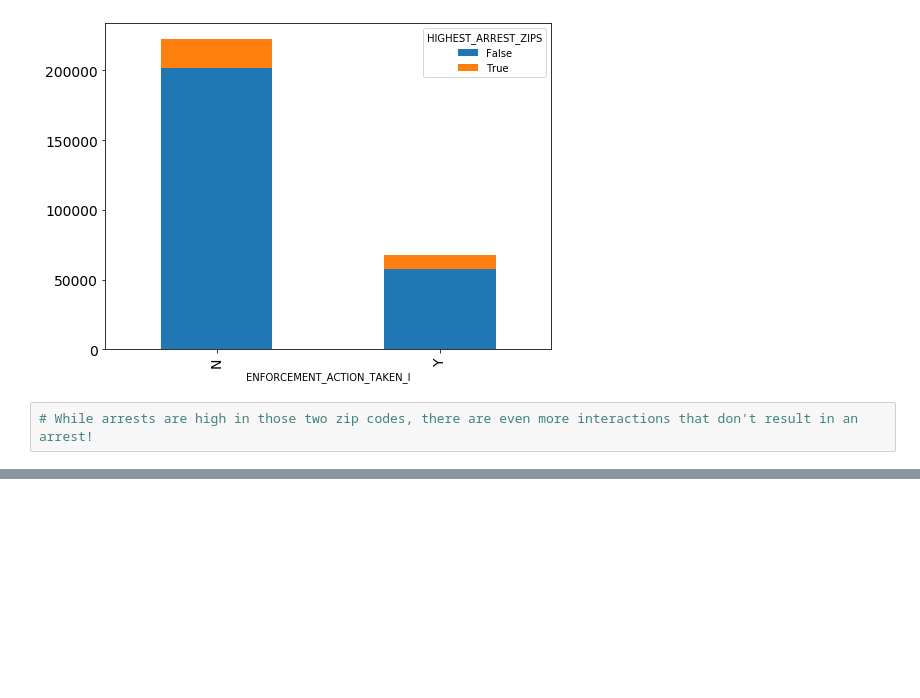
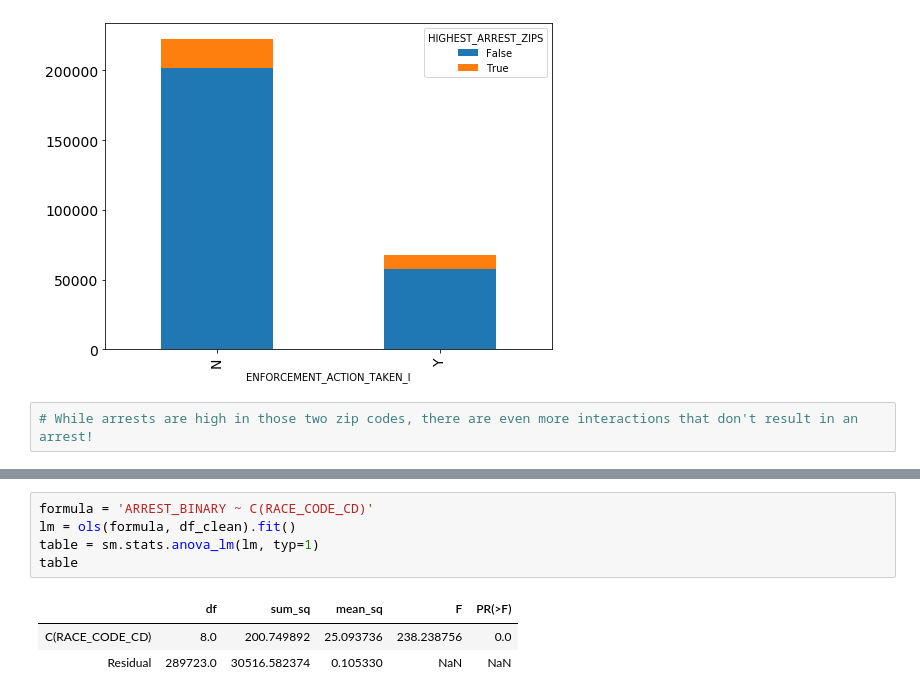
Before and after one commit to lambertmk/Capstone-Project, a Jupyter notebook: ML Model 1.ipynb, the cells around one changed output, grey strips where cells are left out. Saved outputs shown, nothing was run; the diff lists cells and outputs as text; blank space fills up the shorter version.

```diff
--- a/ML Model 1.ipynb
+++ b/ML Model 1.ipynb
@@ -586,0 +646,9 @@ df_clean.groupby(["ENFORCEMENT_ACTION_TAKEN_I", "HIGHEST_ARREST_ZIPS"]).size().u
+# %%
+formula = 'ARREST_BINARY ~ C(RACE_CODE_CD)'
+lm = ols(formula, df_clean).fit()
+table = sm.stats.anova_lm(lm, typ=1)
+table
+# %% [output]
+|  | df | sum_sq | mean_sq | F | PR(>F) |
+| C(RACE_CODE_CD) | 8.0 | 200.749892 | 25.093736 | 238.238756 | 0.0 |
+| Residual | 289723.0 | 30516.582374 | 0.105330 | NaN | NaN |
```
Also changed, not shown: parts of 43 cells of this notebook.
